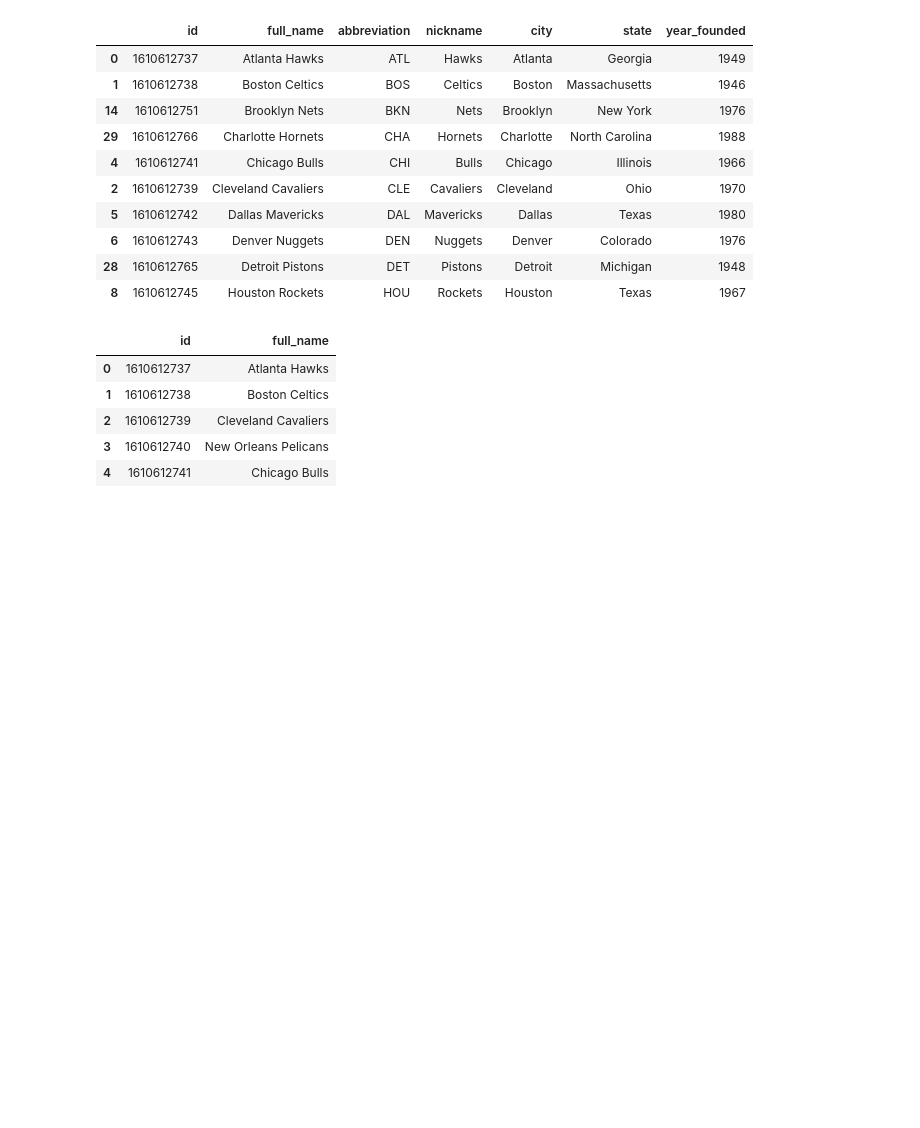
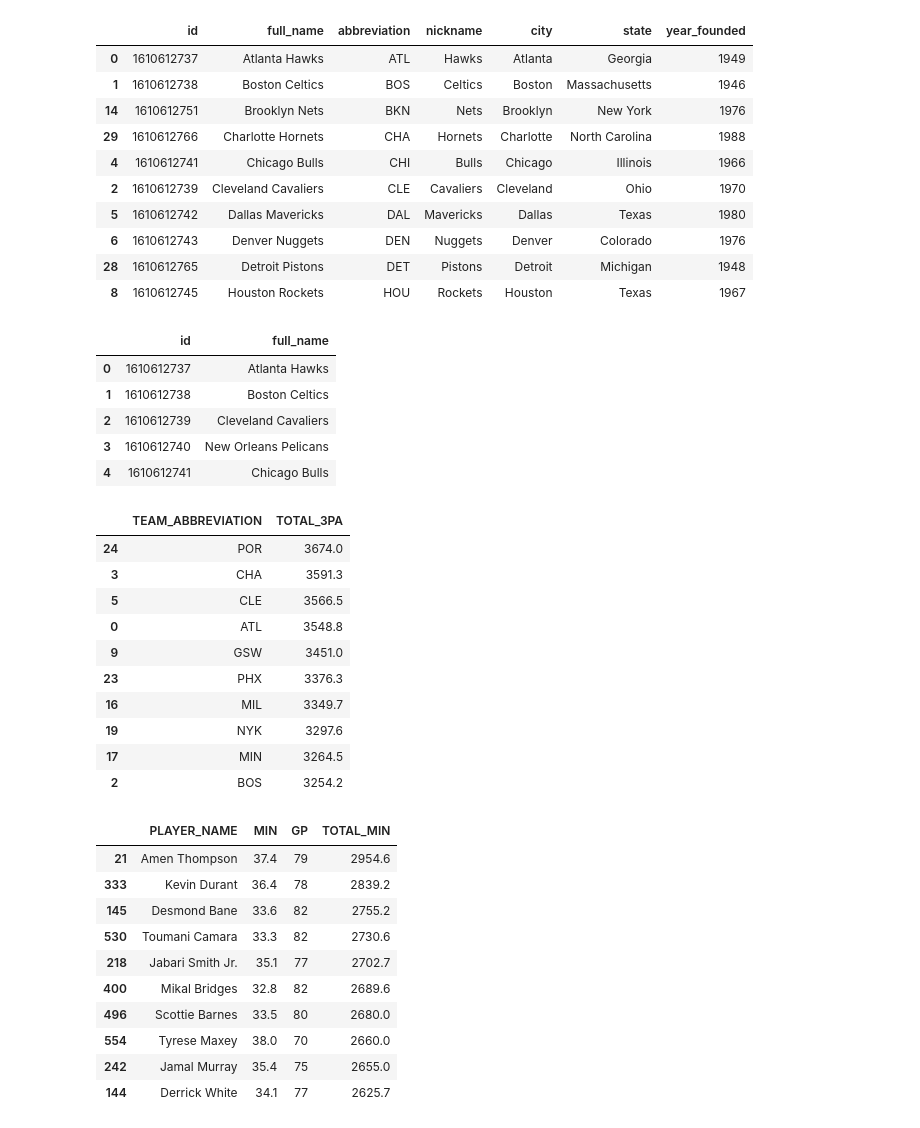
Before and after one commit to Pab200/pabs-nba-analytics-dashboard, a Jupyter notebook: notebooks/first_analysis.ipynb, the cells around one changed output. Cells and saved outputs as stored; diff of their text form; code cells hidden in the pictures; blank space fills up the shorter version.

```diff
--- a/notebooks/first_analysis.ipynb
+++ b/notebooks/first_analysis.ipynb
@@ -171,3 +181,34 @@ Index(['id', 'full_name', 'abbreviation', 'nickname', 'city', 'state',
 | 2 | 1610612739 | Cleveland Cavaliers |
 | 3 | 1610612740 | New Orleans Pelicans |
 | 4 | 1610612741 | Chicago Bulls |
+# %%
+df_stats['TOTAL_3PA'] = df_stats['FG3A'] * df_stats['GP']
+df_active = df_stats[df_stats['GP'] > 0]
+team_3pa = df_active.groupby('TEAM_ABBREVIATION')['TOTAL_3PA'].sum().reset_index()
+display(team_3pa.sort_values('TOTAL_3PA', ascending=False).head(10))
+
+df_stats['TOTAL_MIN'] = df_stats['MIN'] * df_stats['GP']
+display(df_stats[['PLAYER_NAME', 'MIN', 'GP', 'TOTAL_MIN']].sort_values('TOTAL_MIN', ascending=False).head(10))
+# %% [output]
+|  | TEAM_ABBREVIATION | TOTAL_3PA |
+| 24 | POR | 3674.0 |
+| 3 | CHA | 3591.3 |
+| 5 | CLE | 3566.5 |
+| 0 | ATL | 3548.8 |
+| 9 | GSW | 3451.0 |
+| 23 | PHX | 3376.3 |
+| 16 | MIL | 3349.7 |
+| 19 | NYK | 3297.6 |
+| 17 | MIN | 3264.5 |
+| 2 | BOS | 3254.2 |
+|  | PLAYER_NAME | MIN | GP | TOTAL_MIN |
+| 21 | Amen Thompson | 37.4 | 79 | 2954.6 |
+| 333 | Kevin Durant | 36.4 | 78 | 2839.2 |
+| 145 | Desmond Bane | 33.6 | 82 | 2755.2 |
+| 530 | Toumani Camara | 33.3 | 82 | 2730.6 |
+| 218 | Jabari Smith Jr. | 35.1 | 77 | 2702.7 |
+| 400 | Mikal Bridges | 32.8 | 82 | 2689.6 |
+| 496 | Scottie Barnes | 33.5 | 80 | 2680.0 |
+| 554 | Tyrese Maxey | 38.0 | 70 | 2660.0 |
+| 242 | Jamal Murray | 35.4 | 75 | 2655.0 |
+| 144 | Derrick White | 34.1 | 77 | 2625.7 |
```
Also changed, not shown: parts of 4 cells of this notebook, 3 other files.
